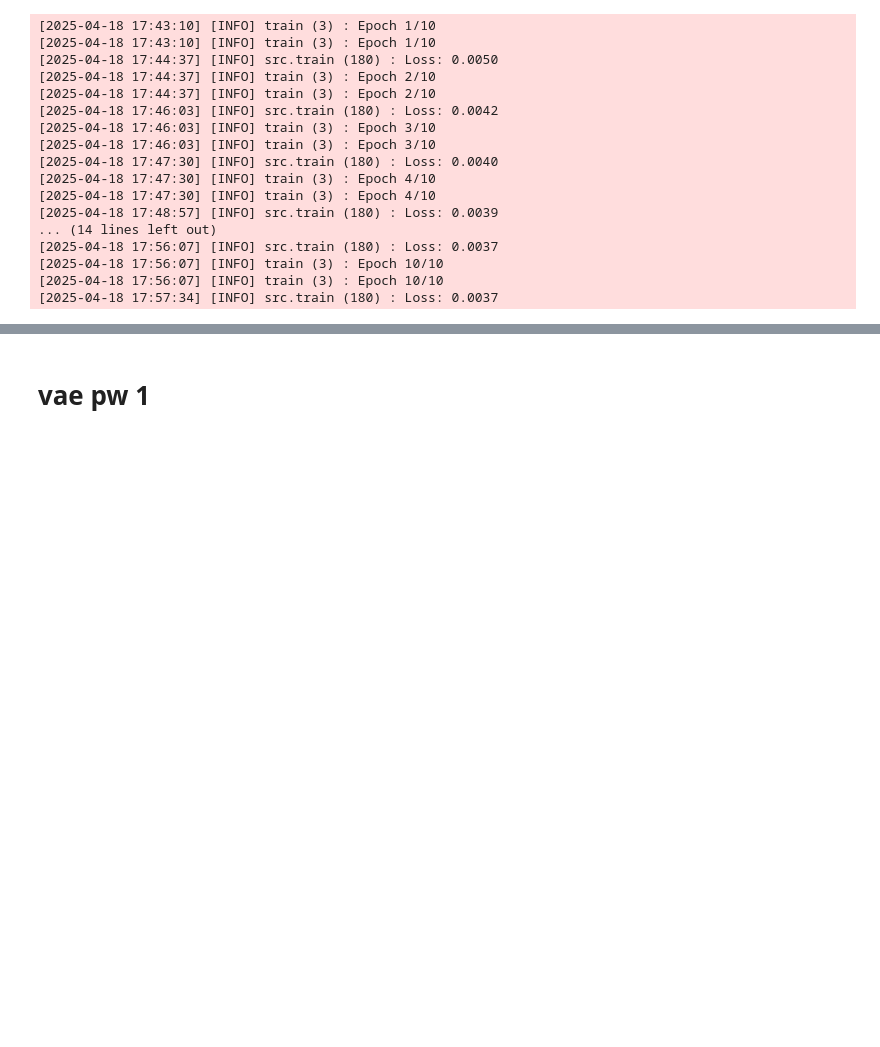
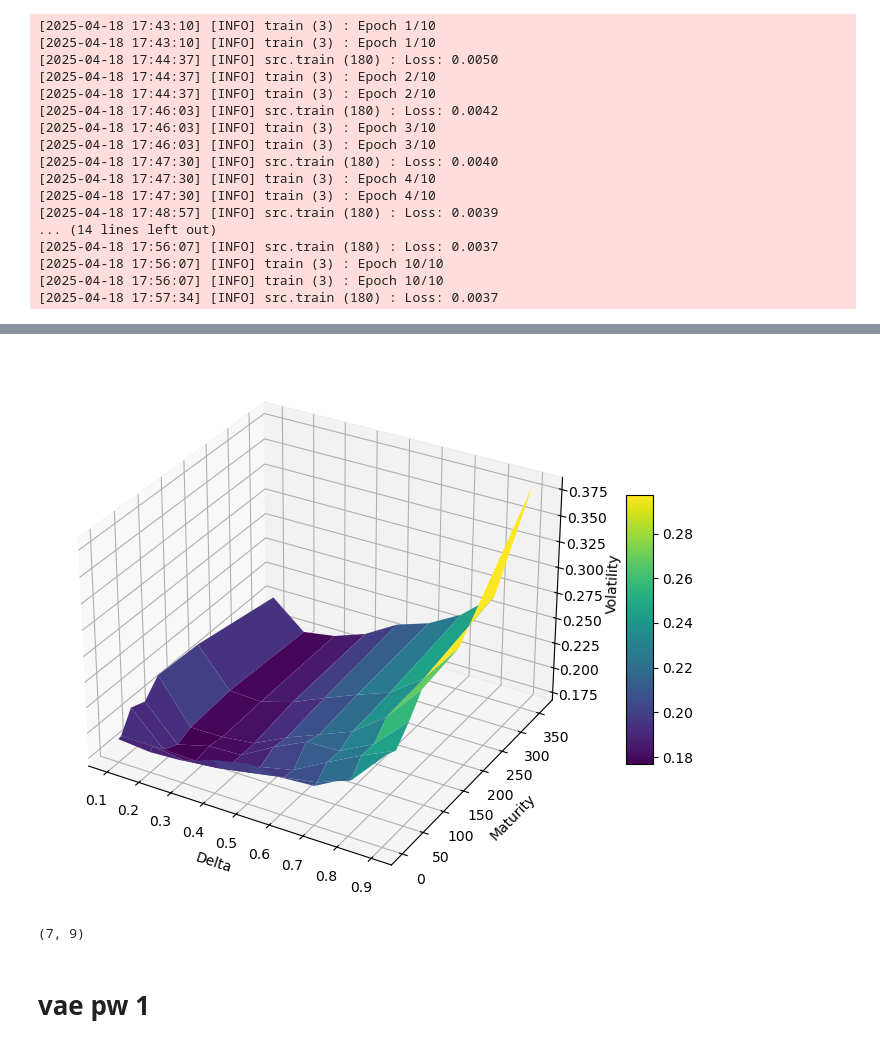
Before and after one commit to zhanghq-chn/VAE-VolSurface, a Jupyter notebook: examples/volsurface_gridtune.ipynb, the cells around one changed output, grey strips where cells are left out. Drawn from its saved outputs; the diff is of its cells as text; code cells hidden in the pictures; blank space fills up the shorter version.

```diff
--- a/examples/volsurface_gridtune.ipynb
+++ b/examples/volsurface_gridtune.ipynb
@@ -340,0 +579,2 @@ torch.save(trainer_grid_2.model.state_dict(), f"params/{trainer_grid_2.model_nam
+# %%
+trainer_shortttm_2.load_model( f"params/{trainer_shortttm_2.model_name}.pth")
@@ -340,0 +583,6 @@ torch.save(trainer_grid_2.model.state_dict(), f"params/{trainer_grid_2.model_nam
+# %%
+vae_gen = VAEVolSurface(
+    vae_model=trainer_shortttm_2.model
+)
+
+vae_gen.predict_grid(delta = delta_grid, maturity=maturity_grid)
@@ -341,3 +608,28 @@ torch.save(trainer_grid_2.model.state_dict(), f"params/{trainer_grid_2.model_nam
+# %%
+from mpl_toolkits.mplot3d import Axes3D
+
+import matplotlib.pyplot as plt
+vol_to_plot = vae_gen.predict_grid(delta=delta_grid, maturity=maturity_grid)
+maturity, delta = np.meshgrid(maturity_grid, delta_grid)
+
+# Plot the surface
+fig = plt.figure(figsize=(10, 7))
+ax = fig.add_subplot(111, projection='3d')
+surf = ax.plot_surface(delta, maturity, vol_to_plot, cmap='viridis')  # Swap maturity and delta
+
+# Add labels and color bar
+ax.set_xlabel('Delta')  # Update label
+ax.set_ylabel('Maturity')  # Update label
+ax.set_zlabel('Volatility')
+fig.colorbar(surf, ax=ax, shrink=0.5, aspect=10)
+
+plt.show()
+# %% [output]
+[figure, added]
+# %%
+maturity.shape
+# %% [output]
+(7, 9)
 # %% [markdown]
 # vae pw 1
 # %%
```
Also changed, not shown: parts of 24 cells of this notebook, 11 other files.
